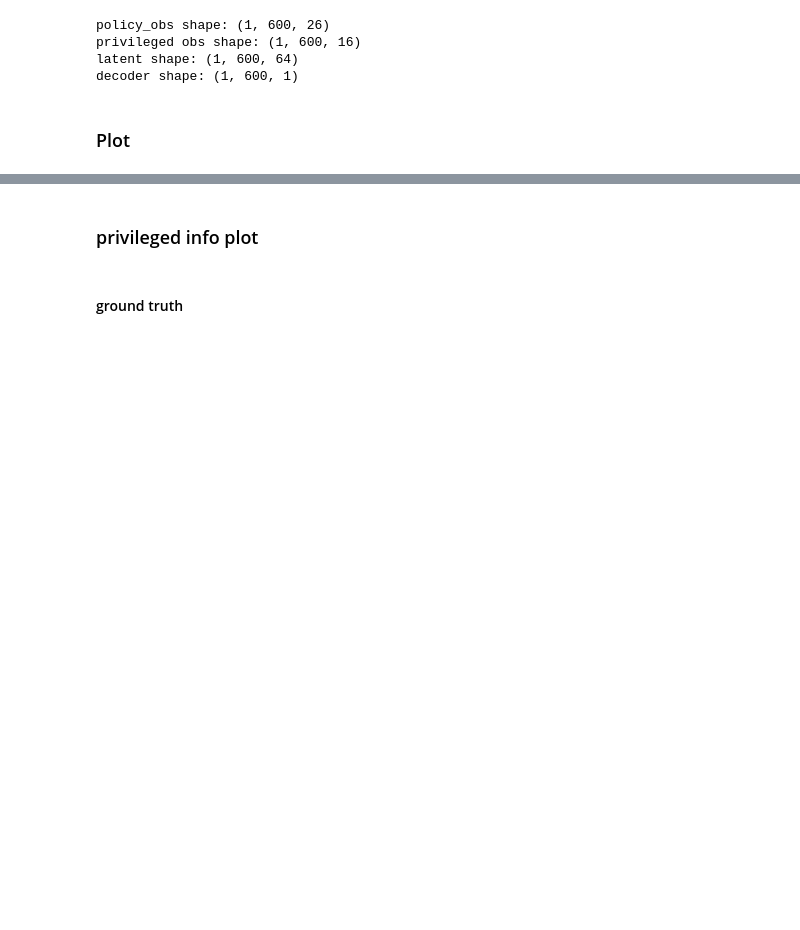
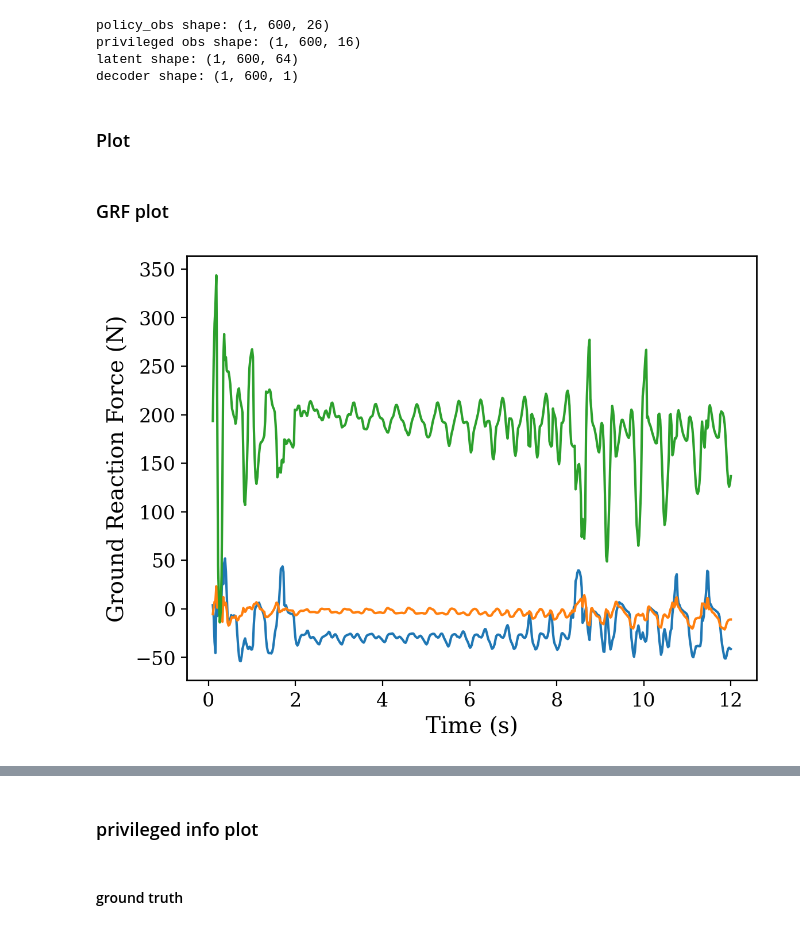
Before and after one commit to andyzong16/Isaaclab_Training, a Jupyter notebook: scripts/reinforcement_learning/rsl_rl/plot.ipynb, the cells around one changed output, grey strips where cells are left out. Drawn from its saved outputs; the diff is of its cells as text; code cells hidden in the pictures; blank space fills up the shorter version.

```diff
--- a/scripts/reinforcement_learning/rsl_rl/plot.ipynb
+++ b/scripts/reinforcement_learning/rsl_rl/plot.ipynb
@@ -89,6 +89,7 @@ base_lin_vel_idx = slice(7, 10)   # x, y, z
 base_ang_vel_idx = slice(10, 13)   # roll, pitch, yaw
 velocity_commands_idx = slice(13, 16)  # x, y, yaw
 heading_commands_idx = slice(16, 20)
+grf_idx = slice(20, 26)
 
 
 # privileged
@@ -116,10 +117,15 @@ material_prop_idx = slice(15, None)
 # data_path = data_dir / "static"
 # data_path = data_dir / "rigid_with_soft"
 # data_path = data_dir / "terrain_transition"
-data_path = data_dir / "terrain_transition_soft"
+# data_path = data_dir / "terrain_transition_soft"
 # data_path = data_dir / "terrain_transition_soft_undertrain"
 # data_path = data_dir / "terrain_transition_soft_2"
 # data_path = data_dir / "terrain_transition_soft_undertrain"
+
+# data_path = data_dir / "2d_rft"
+# data_path = data_dir / "3d_rft"
+data_path = data_dir / "2d_rft_non_filter"
+# data_path = data_dir / "3d_rft_non_filter"
 
 policy_obs_path = (data_path / "obs/obs.pkl").as_posix()
 privileged_obs_path = (data_path / "privileged/privileged.pkl").as_posix()
@@ -153,6 +159,7 @@ data["base_lin_vel"] = policy_obs[:, :, base_lin_vel_idx]
 data["base_ang_vel"] = policy_obs[:, :, base_ang_vel_idx]
 data["velocity_commands"] = policy_obs[:, :, velocity_commands_idx]
 data["heading_commands"] = policy_obs[:, :, heading_commands_idx]
+data["GRF"] = policy_obs[:, :, grf_idx]
 
 privileged_data = {}
 privileged_data["base_lin_vel"] = privileged_obs[:, :, priv_base_lin_vel_idx]
@@ -169,5 +176,29 @@ policy_obs shape: (1, 600, 26)
 privileged obs shape: (1, 600, 16)
 latent shape: (1, 600, 64)
 decoder shape: (1, 600, 1)
+# %%
+ENV_ID = 0
+policy_hz = 50
+dt = 1/policy_hz
+T_terminal = dt * policy_obs.shape[1]
+t = np.linspace(0, T_terminal, int(T_terminal * policy_hz))
+t_range = slice(5, int(T_terminal * policy_hz))
+t_plot = t[t_range]
 # %% [markdown]
 ### Plot
+# %% [markdown]
+### GRF plot
+# %%
+env_id = 0
+plt.plot(t_plot, data["GRF"][env_id, t_range, 0], label="L_x")
+plt.plot(t_plot, data["GRF"][env_id, t_range, 1], label="L_y")
+plt.plot(t_plot, data["GRF"][env_id, t_range, 2], label="L_z")
+
+plt.xlabel("Time (s)")
+plt.ylabel("Ground Reaction Force (N)")
+
+plt.savefig("2d_rft_left_grf.pdf")
+# plt.savefig("3d_rft_left_grf.pdf")
+plt.show()
+# %% [output]
+[figure, added]
```
Also changed, not shown: parts of 1 cell of this notebook, 14 other files.
